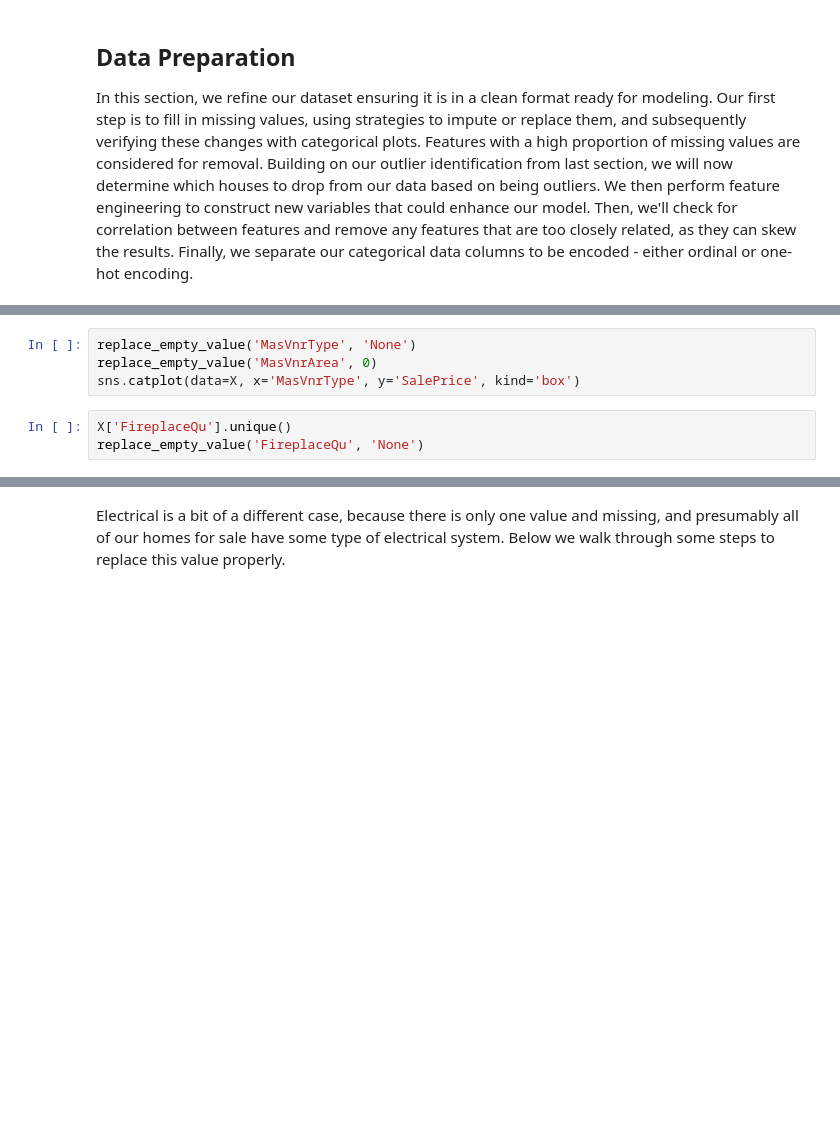
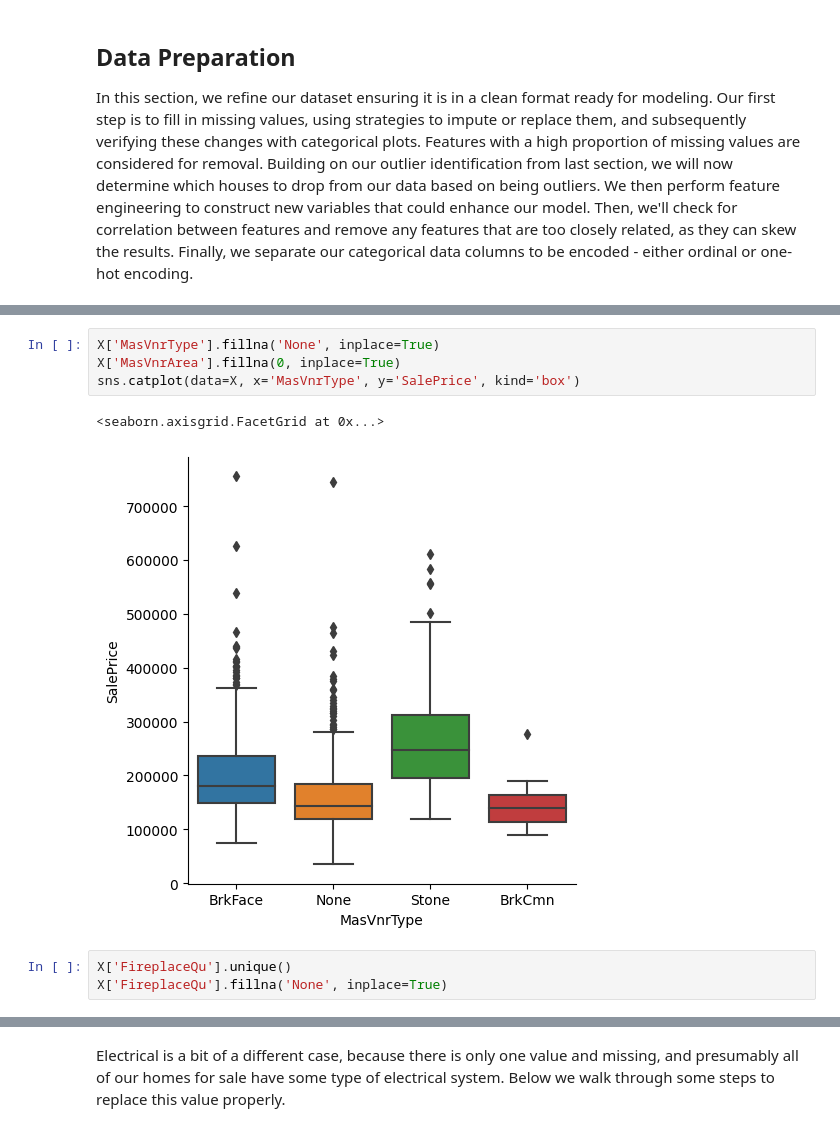
Before and after one commit to krisburke/house-price-prediction-capstone, a Jupyter notebook: notebook/house-price-prediction.ipynb, the cells around one changed output, grey strips where cells are left out. Cells and saved outputs as stored; diff of their text form; blank space fills up the shorter version.

```diff
--- a/notebook/house-price-prediction.ipynb
+++ b/notebook/house-price-prediction.ipynb
@@ -266,9 +692,12 @@ replace_empty_value('Fence', 'None')
 # %%
-replace_empty_value('MasVnrType', 'None')
-replace_empty_value('MasVnrArea', 0)
+X['MasVnrType'].fillna('None', inplace=True)
+X['MasVnrArea'].fillna(0, inplace=True)
 sns.catplot(data=X, x='MasVnrType', y='SalePrice', kind='box')
+# %% [output]
+<seaborn.axisgrid.FacetGrid at 0x...>
+[figure, added]
 # %%
 X['FireplaceQu'].unique()
-replace_empty_value('FireplaceQu', 'None')
+X['FireplaceQu'].fillna('None', inplace=True)
 # %%
 sns.catplot(data=X, x='FireplaceQu', y='SalePrice', kind='box')
```
Also changed, not shown: parts of 90 cells of this notebook, 3 other files.
